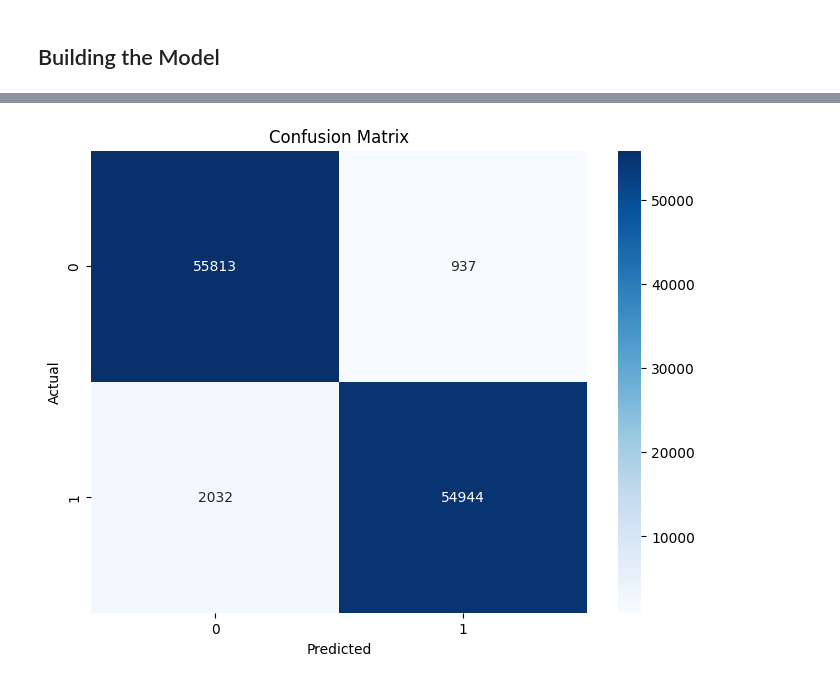
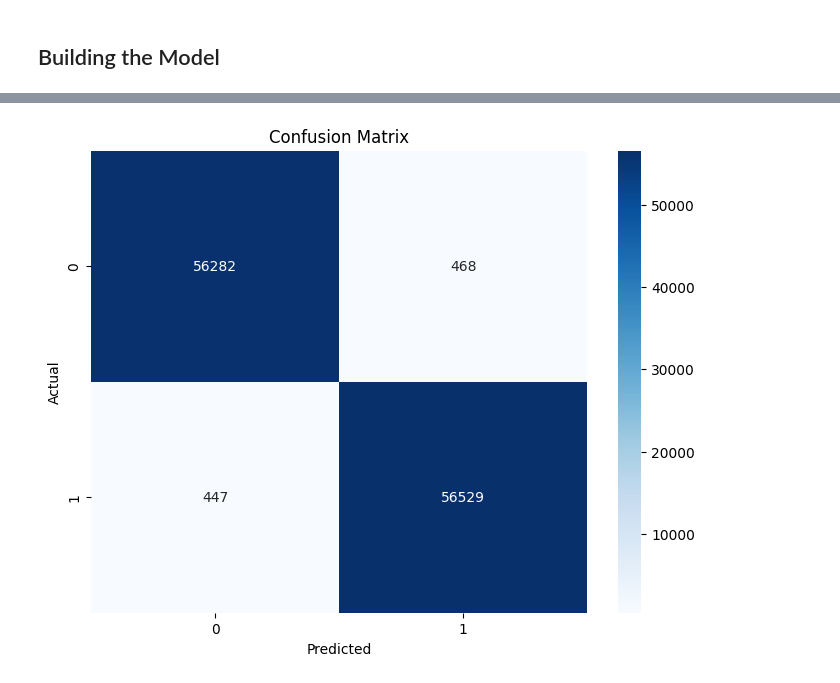
Before and after one commit to Deepak-B-G/CODSOFT, a Jupyter notebook: Task-05/Task-05.ipynb, the cells around one changed output, grey strips where cells are left out. Saved outputs shown, nothing was run; the diff lists cells and outputs as text; code cells hidden in the pictures.

```diff
--- a/Task-05/Task-05.ipynb
+++ b/Task-05/Task-05.ipynb
@@ -63,8 +66,8 @@ creditcard_df.iloc[:, 1:-1] = scaler.fit_transform(creditcard_df.iloc[:, 1:-1])
 # Handling class imbalance
 X = creditcard_df.iloc[:, :-1]
 y = creditcard_df['Class']
-smote = SMOTE(random_state=42)
-X_resampled, y_resampled = smote.fit_resample(X, y)
+svmsmote = SVMSMOTE(random_state=42)
+X_resampled, y_resampled = svmsmote.fit_resample(X, y)
 # %% [markdown]
 ## Data Visualization
 # %%
@@ -124,15 +129,13 @@ weighted avg       0.97      0.97      0.97    113726
 # %%
 # Calculate confusion matrix
 cm = confusion_matrix(y_test, y_pred)
 
-# Define class labels
-class_labels = ['Genuine', 'Fraudulent']
-
+# Plot confusion matrix
 plt.figure(figsize=(8, 6))
-sns.heatmap(confusion_matrix(y_test, y_pred), annot=True, fmt='d', cmap='Blues')
+sns.heatmap(cm, annot=True, fmt='d', cmap='Blues')
 plt.xlabel('Predicted')
 plt.ylabel('Actual')
 plt.title('Confusion Matrix')
 plt.show()
 # %% [output]
-[figure, old version]
+[figure, new version]
```
Also changed, not shown: parts of 6 cells of this notebook, 1 other file.
